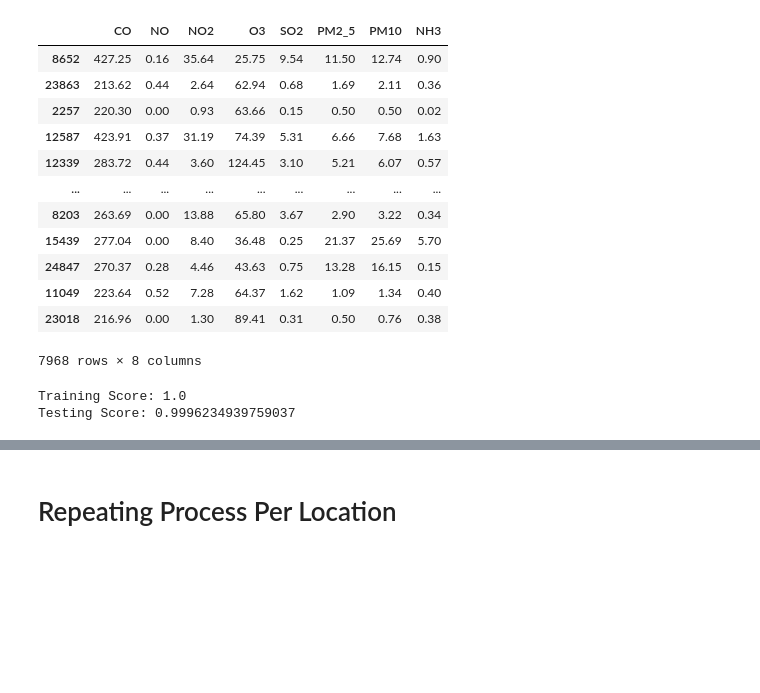
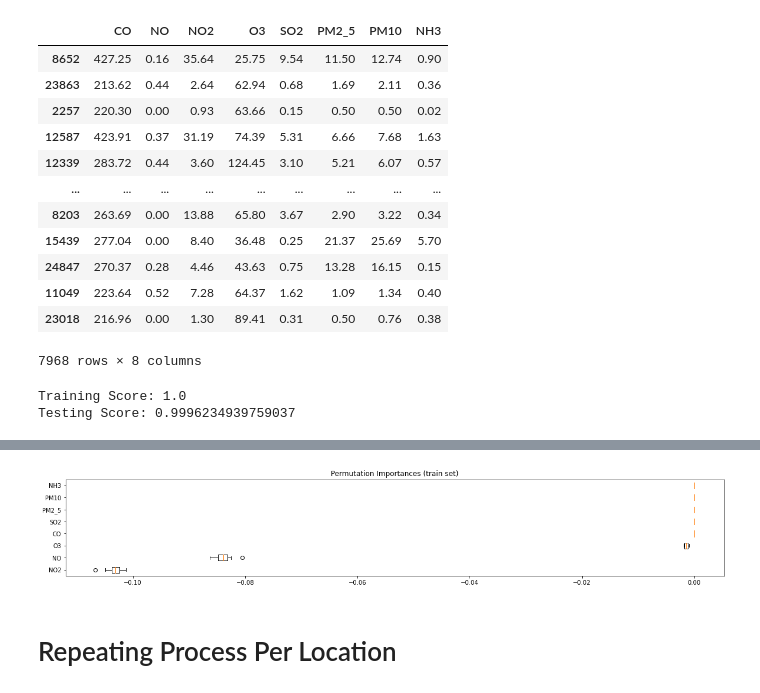
Before and after one commit to mereilly/AQI_Module_20_Final_Project, a Jupyter notebook: OpenWeather_AQI_ML Model_Final.ipynb, the cells around one changed output, grey strips where cells are left out. Saved outputs shown, nothing was run; the diff lists cells and outputs as text; code cells hidden in the pictures; blank space fills up the shorter version.

```diff
--- a/OpenWeather_AQI_ML Model_Final.ipynb
+++ b/OpenWeather_AQI_ML Model_Final.ipynb
@@ -193,3 +230,19 @@ NameError: name 'GridSearchCV' is not defined
+# %%
+#Visualizing permutation importance for Adabooster results train set
+
+Ada_result = permutation_importance(aclf, features_train, labels_train, n_repeats=10, random_state=0)
+sorted_idx = Ada_result.importances_mean.argsort()
+Ada_result
+fig, ax = plt.subplots()
+ax.boxplot(Ada_result.importances[sorted_idx].T,
+           vert=False, labels=features_train.columns[sorted_idx])
+
+ax.set_title("Permutation Importances (train set)")
+fig.set_size_inches(20,3)
+
+plt.show()
+# %% [output]
+[figure, added]
 # %% [markdown]
 # Repeating Process Per Location
 # %%
```
Also changed, not shown: parts of 60 cells of this notebook.
